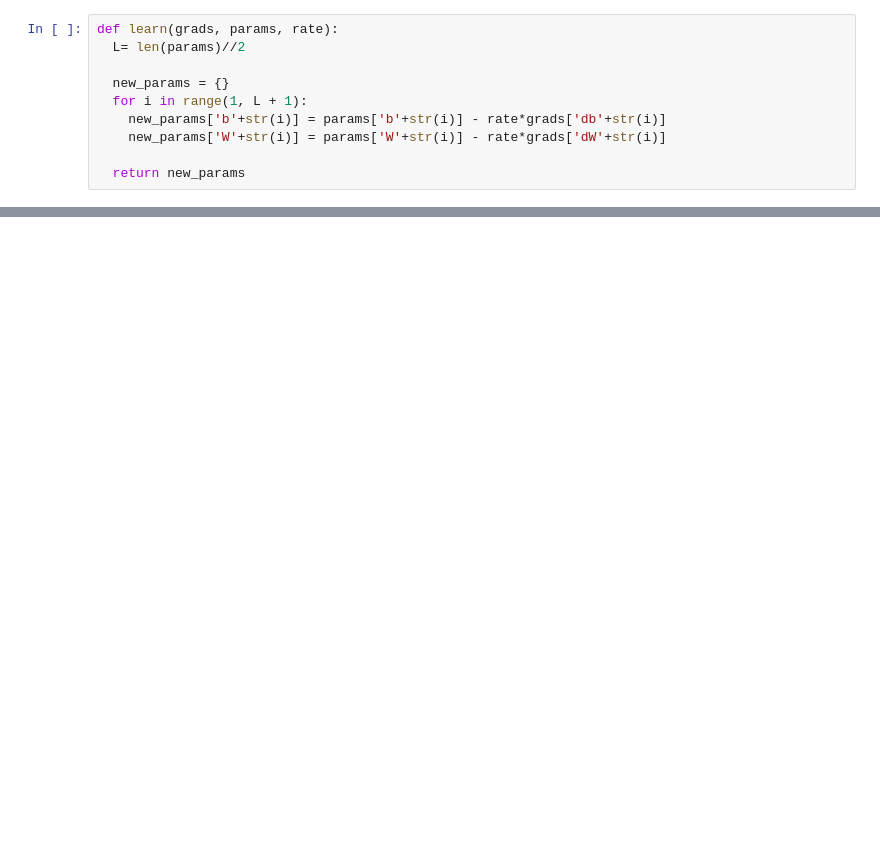
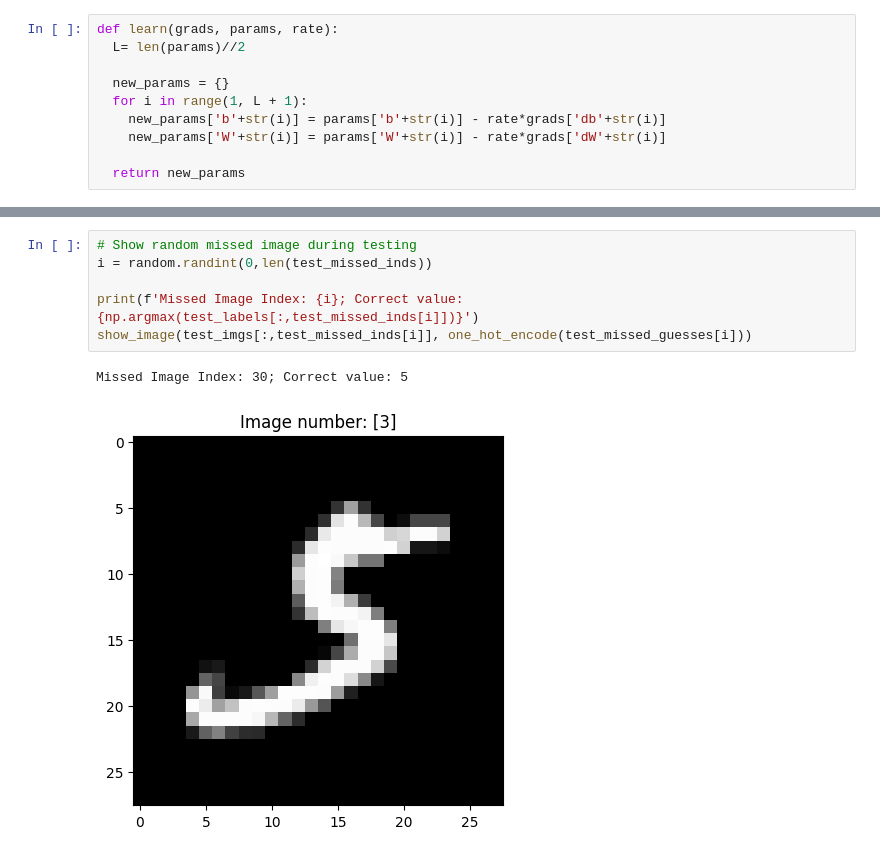
Before and after one commit to step-cheng/mnist_from_scratch, a Jupyter notebook: mnist_scratch.ipynb, the cells around one changed output, grey strips where cells are left out. Drawn from its saved outputs; the diff is of its cells as text; blank space fills up the shorter version.

```diff
--- a/mnist_scratch.ipynb
+++ b/mnist_scratch.ipynb
@@ -244,0 +270,9 @@ Accuracy at iteration 1: 0.9162
+# %%
+# Show random missed image during testing
+i = random.randint(0,len(test_missed_inds))
+
+print(f'Missed Image Index: {i}; Correct value: {np.argmax(test_labels[:,test_missed_inds[i]])}')
+show_image(test_imgs[:,test_missed_inds[i]], one_hot_encode(test_missed_guesses[i]))
+# %% [output]
+Missed Image Index: 30; Correct value: 5
+[figure, added]
```
Also changed, not shown: parts of 9 cells of this notebook.
